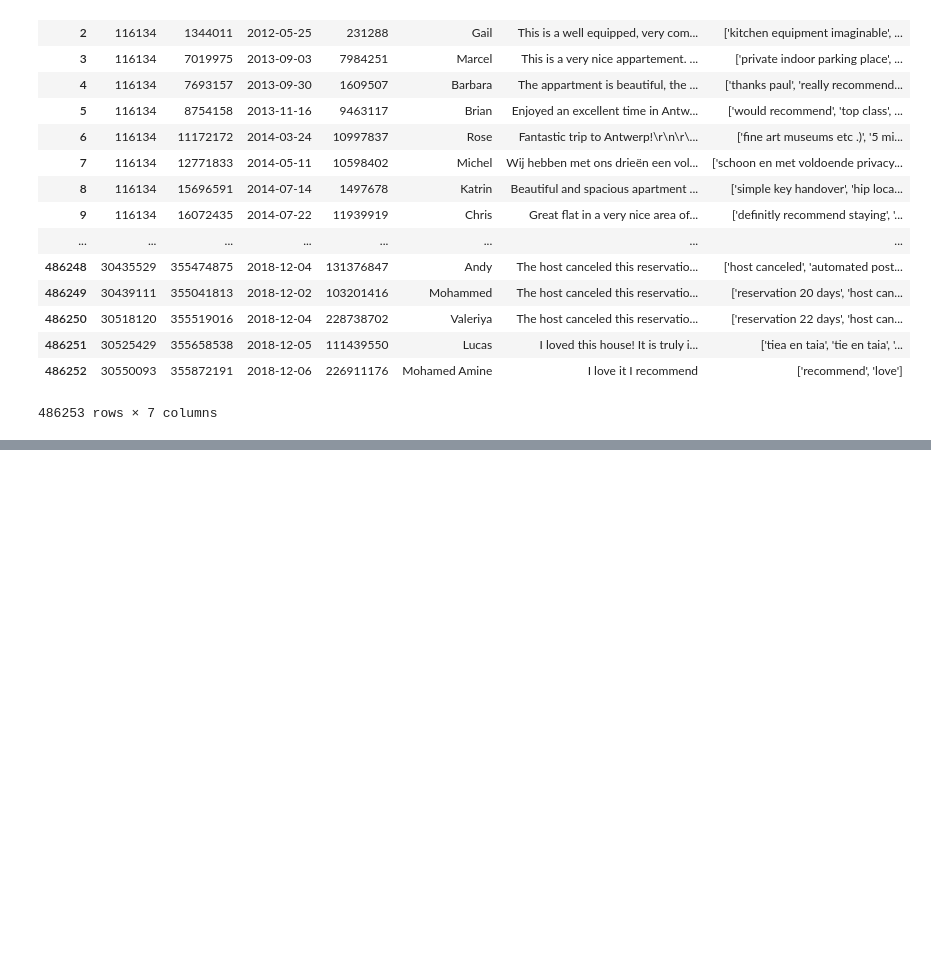
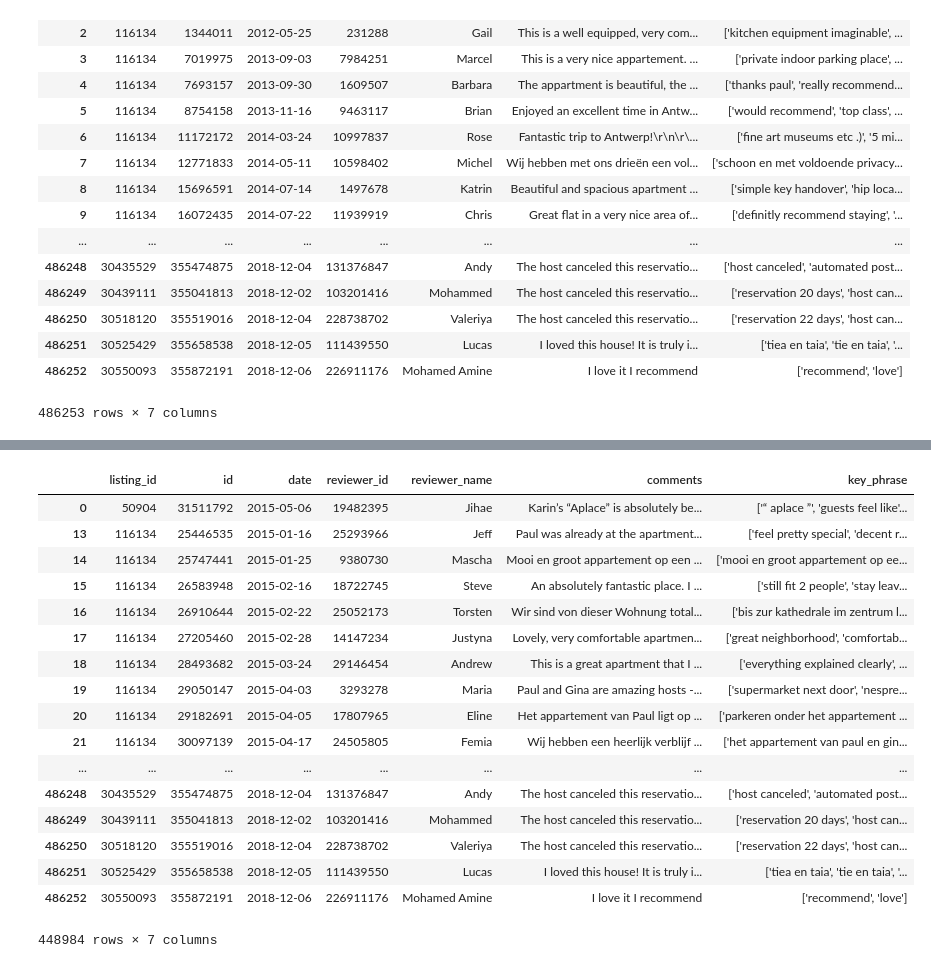
Before and after one commit to Elwing-Chou/TaipeiTechML0120, a Jupyter notebook: airbnb.ipynb, the cells around one changed output, grey strips where cells are left out. Saved outputs shown, nothing was run; the diff lists cells and outputs as text; code cells hidden in the pictures; blank space fills up the shorter version.

```diff
--- a/airbnb.ipynb
+++ b/airbnb.ipynb
@@ -241,0 +249,3 @@ df
+# %%
+f = pd.to_datetime(df["date"]) >= "2015-01-01"
+f
@@ -241,0 +270,21 @@ df
+# %%
+df[f]
+# %% [output]
+|  | listing_id | id | date | reviewer_id | reviewer_name | comments | key_phrase |
+| 0 | 50904 | 31511792 | 2015-05-06 | 19482395 | Jihae | Karin’s “Aplace” is absolutely be... | ['“ aplace ”', 'guests feel like'... |
+| 13 | 116134 | 25446535 | 2015-01-16 | 25293966 | Jeff | Paul was already at the apartment... | ['feel pretty special', 'decent r... |
+| 14 | 116134 | 25747441 | 2015-01-25 | 9380730 | Mascha | Mooi en groot appartement op een ... | ['mooi en groot appartement op ee... |
+| 15 | 116134 | 26583948 | 2015-02-16 | 18722745 | Steve | An absolutely fantastic place. I ... | ['still fit 2 people', 'stay leav... |
+| 16 | 116134 | 26910644 | 2015-02-22 | 25052173 | Torsten | Wir sind von dieser Wohnung total... | ['bis zur kathedrale im zentrum l... |
+| 17 | 116134 | 27205460 | 2015-02-28 | 14147234 | Justyna | Lovely, very comfortable apartmen... | ['great neighborhood', 'comfortab... |
+| 18 | 116134 | 28493682 | 2015-03-24 | 29146454 | Andrew | This is a great apartment that I ... | ['everything explained clearly', ... |
+| 19 | 116134 | 29050147 | 2015-04-03 | 3293278 | Maria | Paul and Gina are amazing hosts -... | ['supermarket next door', 'nespre... |
+| 20 | 116134 | 29182691 | 2015-04-05 | 17807965 | Eline | Het appartement van Paul ligt op ... | ['parkeren onder het appartement ... |
+| 21 | 116134 | 30097139 | 2015-04-17 | 24505805 | Femia | Wij hebben een heerlijk verblijf ... | ['het appartement van paul en gin... |
+| ... | ... | ... | ... | ... | ... | ... | ... |
+| 486248 | 30435529 | 355474875 | 2018-12-04 | 131376847 | Andy | The host canceled this reservatio... | ['host canceled', 'automated post... |
+| 486249 | 30439111 | 355041813 | 2018-12-02 | 103201416 | Mohammed | The host canceled this reservatio... | ['reservation 20 days', 'host can... |
+| 486250 | 30518120 | 355519016 | 2018-12-04 | 228738702 | Valeriya | The host canceled this reservatio... | ['reservation 22 days', 'host can... |
+| 486251 | 30525429 | 355658538 | 2018-12-05 | 111439550 | Lucas | I loved this house! It is truly i... | ['tiea en taia', 'tie en taia', '... |
+| 486252 | 30550093 | 355872191 | 2018-12-06 | 226911176 | Mohamed Amine | I love it I recommend | ['recommend', 'love'] |
+448984 rows × 7 columns
```
Also changed, not shown: parts of 5 cells of this notebook.
